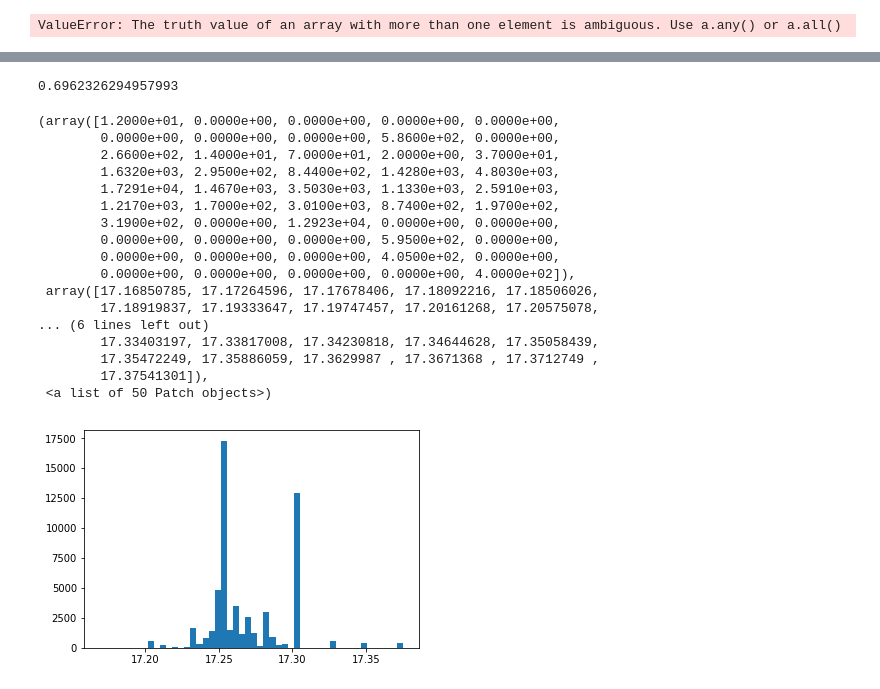
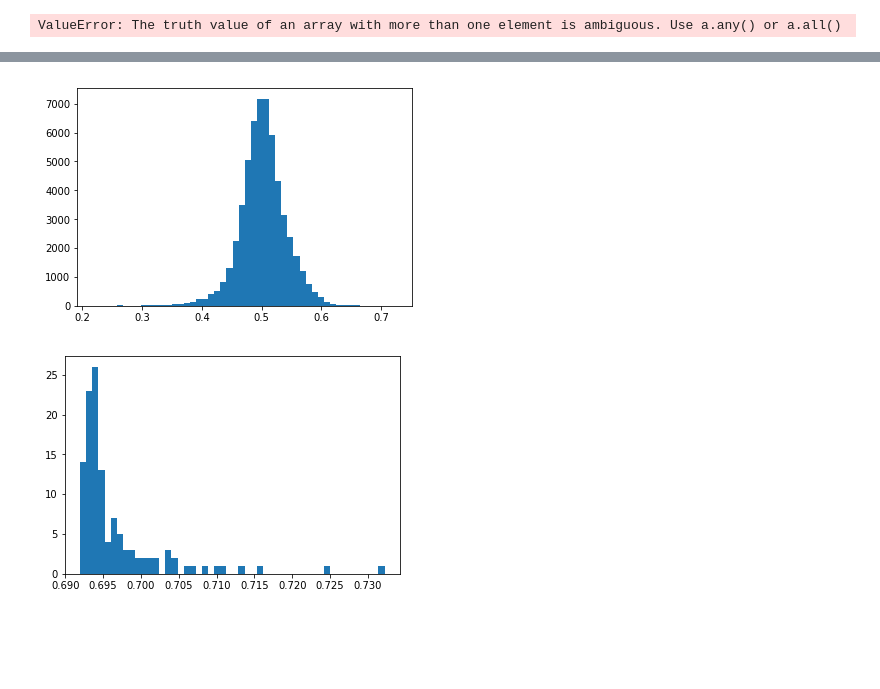
Before and after one commit to ecsplendid/numerai, a Jupyter notebook: Week2.ipynb, the cells around one changed output, grey strips where cells are left out. Cells and saved outputs as stored; diff of their text form; code cells hidden in the pictures; blank space fills up the shorter version.

```diff
--- a/Week2.ipynb
+++ b/Week2.ipynb
@@ -68,6 +68,8 @@ def plot(history, val=True, train=True, title='Bernie', metric='loss'):
     plt.show()
 # %%
 %%time
+
+from keras.callbacks import EarlyStopping
 
 Xtrain, Xtest, Ytrain, Ytest = train_test_split( data.x[ data.region=='train' ], eras_y, test_size=0.5 )
 
@@ -92,14 +94,25 @@ model_dense = Sequential([
     Activation('softmax'),
 ])
 
+model_dense.summary()
+
 model_dense.compile(optimizer='adam',
               loss='categorical_crossentropy',
               metrics=['categorical_crossentropy','acc'])
 
+callbacks = [EarlyStopping(monitor='val_loss',
+              min_delta=0,
+              patience=30,
+              verbose=0,
+              mode='auto',
+              baseline=None,
+              restore_best_weights=True)]
+
 history = model_dense.fit(Xtrain,
                     Ytrain,
                     validation_data=(Xtest,Ytest),
-                    epochs=500,
+                    epochs=3000,
+                    callbacks=callbacks,
                     batch_size=10000,
                     shuffle=True)
 # %% [output]
@@ -278,27 +292,15 @@ Wall time: 14 ms
-# %%
-losses = log_loss( YV, best_preds )
-
-np.mean(losses)
-# %% [output]
-0.6962326294957993
 # %%
-pyplot.hist(best_preds, bins=50)
+x=pyplot.hist(best_preds, bins=50)
 # %% [output]
-(array([1.2000e+01, 0.0000e+00, 0.0000e+00, 0.0000e+00, 0.0000e+00,
-        0.0000e+00, 0.0000e+00, 0.0000e+00, 5.8600e+02, 0.0000e+00,
-        2.6600e+02, 1.4000e+01, 7.0000e+01, 2.0000e+00, 3.7000e+01,
-        1.6320e+03, 2.9500e+02, 8.4400e+02, 1.4280e+03, 4.8030e+03,
-        1.7291e+04, 1.4670e+03, 3.5030e+03, 1.1330e+03, 2.5910e+03,
-        1.2170e+03, 1.7000e+02, 3.0100e+03, 8.7400e+02, 1.9700e+02,
-        3.1900e+02, 0.0000e+00, 1.2923e+04, 0.0000e+00, 0.0000e+00,
-        0.0000e+00, 0.0000e+00, 0.0000e+00, 5.9500e+02, 0.0000e+00,
-        0.0000e+00, 0.0000e+00, 0.0000e+00, 4.0500e+02, 0.0000e+00,
-        0.0000e+00, 0.0000e+00, 0.0000e+00, 0.0000e+00, 4.0000e+02]),
- array([17.16850785, 17.17264596, 17.17678406, 17.18092216, 17.18506026,
-        17.18919837, 17.19333647, 17.19747457, 17.20161268, 17.20575078,
-... (6 lines left out)
-        17.33403197, 17.33817008, 17.34230818, 17.34644628, 17.35058439,
-        17.35472249, 17.35886059, 17.3629987 , 17.3671368 , 17.3712749 ,
-        17.37541301]),
- <a list of 50 Patch objects>)
-[figure, old version]
+[figure, new version]
+# %%
+# what about taking all random preds from all eras, we expect this to be worse
+
+era_losses = range(120) \
+    |  select( lambda e: log_loss( YV, era_preds[:,e] ) ) \
+    |  select( lambda e: np.mean(e) ) \
+    |  as_list()
+
+x=pyplot.hist(era_losses, bins=50)
+# %% [output]
+[figure, added]
```
Also changed, not shown: parts of 8 cells of this notebook.
